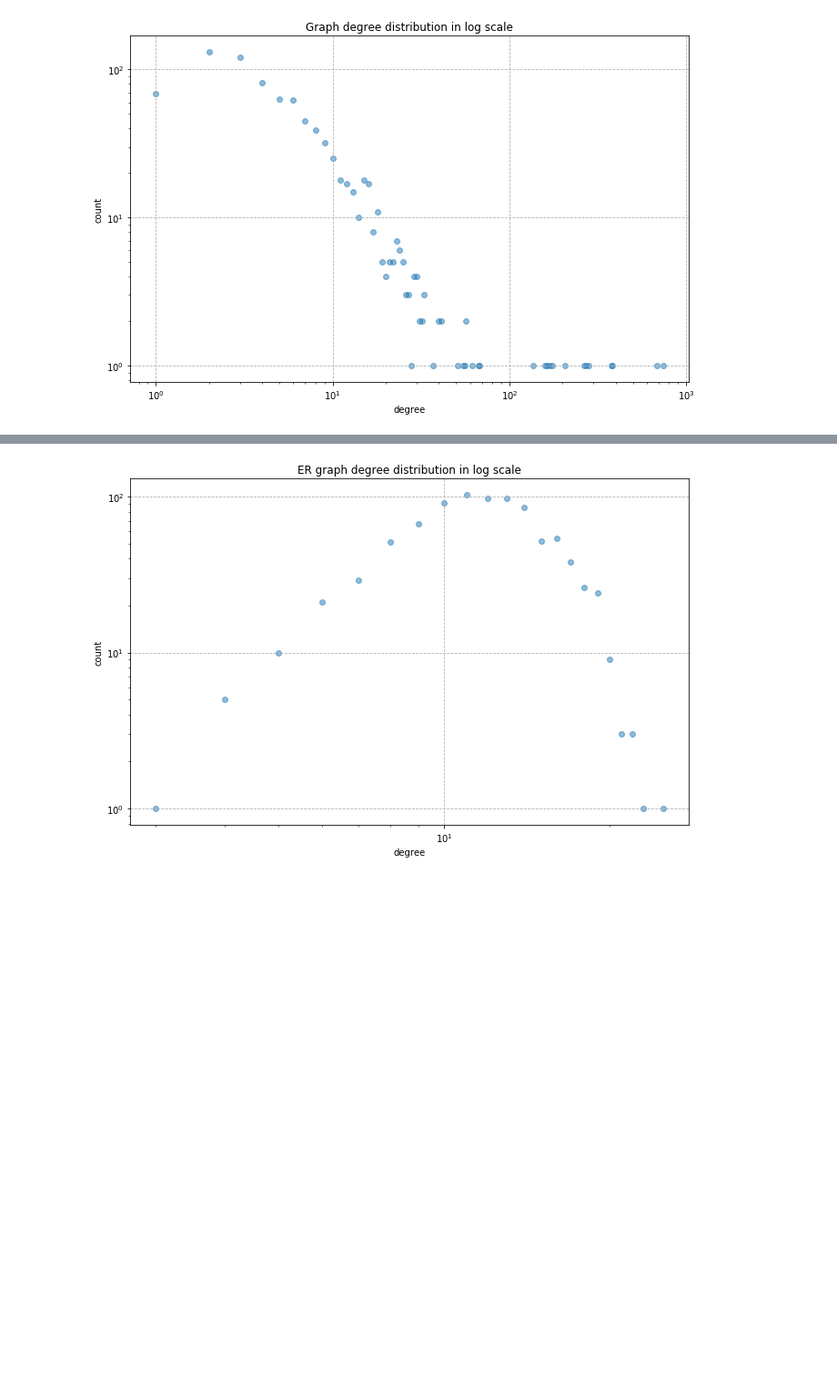
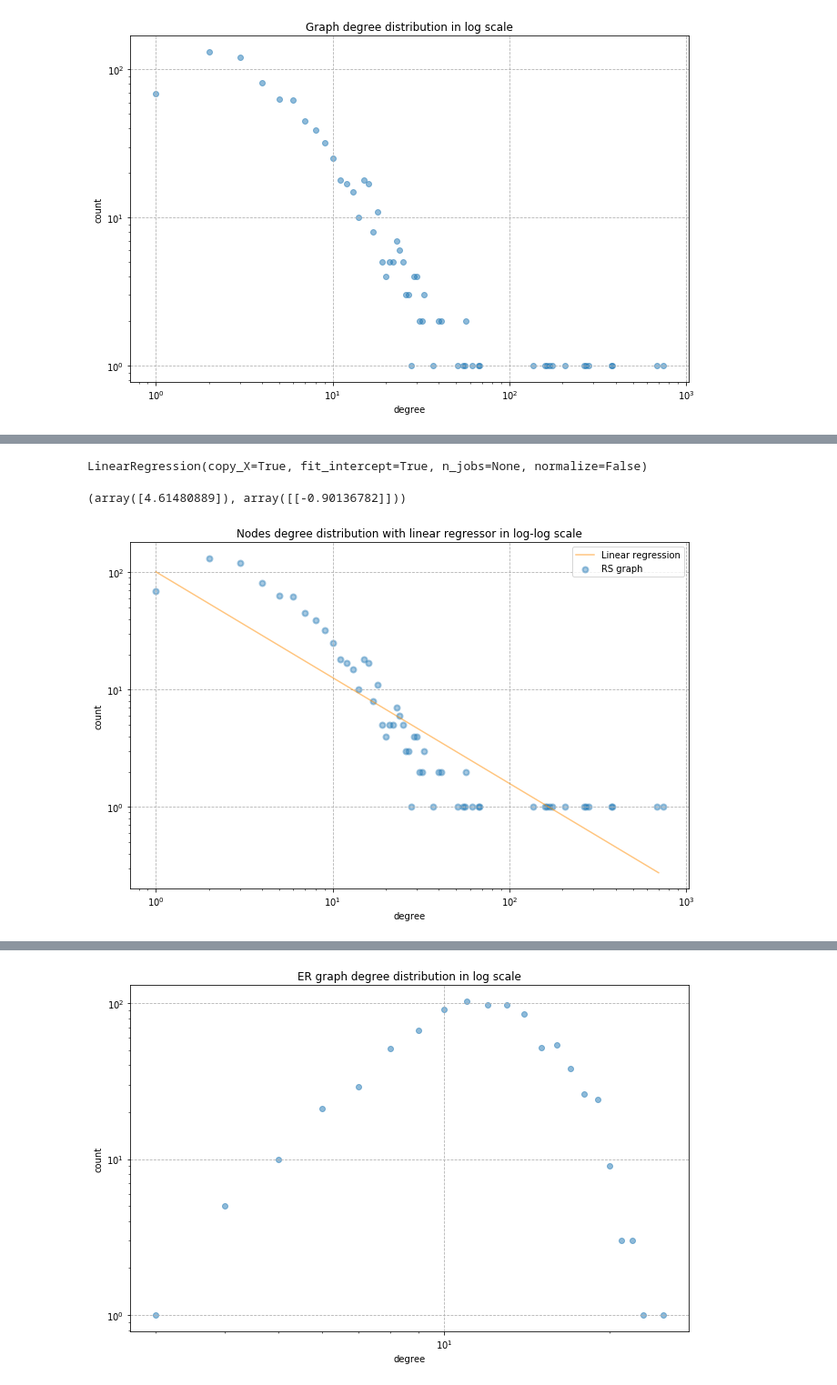
Before and after one commit to SanGreel/reddit-network-exploration, a Jupyter notebook: 3_advanced_network_analysis.ipynb, the cells around one changed output, grey strips where cells are left out. Shown at 91% size. Cells and saved outputs as stored; diff of their text form; code cells hidden in the pictures; blank space fills up the shorter version.

```diff
--- a/3_advanced_network_analysis.ipynb
+++ b/3_advanced_network_analysis.ipynb
@@ -123,0 +122,22 @@ plt.show() # show the plot
+# %%
+data_regression = pd.DataFrame(g.degree(),columns=['node_degree'])
+
+data_regression['degree_counts'] = 1
+data_regression = data_regression.groupby('node_degree').agg({'degree_counts':'sum'})
+data_regression.reset_index(inplace=True)
+
+data_regression['log_node_degree'] = np.log(data_regression['node_degree'])
+data_regression['log_degree_counts'] = np.log(data_regression['degree_counts'])
+
+
+
+data_regression2 = data_regression[data_regression['degree_counts']<99].copy()
+lr_degrees_power = LinearRegression()
+lr_degrees_power.fit(data_regression2[['log_node_degree']],data_regression2[['log_degree_counts']])
+# %% [output]
+LinearRegression(copy_X=True, fit_intercept=True, n_jobs=None, normalize=False)
+# %%
+# Linear regression coefficients
+lr_degrees_power.intercept_,lr_degrees_power.coef_
+# %% [output]
+(array([4.61480889]), array([[-0.90136782]]))
@@ -123,0 +146,31 @@ plt.show() # show the plot
+# %%
+figure(figsize=(11,7))
+
+plt.scatter(x = g_d_unique,
+            y = g_d_counts,
+            alpha=0.4,
+            label='RS graph',linewidths=2)
+
+xl = np.linspace(1,700,10000)
+
+
+plt.title('Nodes degree distribution with linear regressor in log-log scale')
+plt.plot([x for x in xl],[np.exp(4.6148 + np.log(x) * (-0.90136)) for x in xl],
+        color='darkorange', alpha=0.5, label='Linear regression')
+plt.xlabel('degree')
+plt.ylabel('count')
+
+plt.grid(True)
+
+plt.yscale('log')
+plt.xscale('log')
+
+plt.legend(loc='upper right', frameon=True)
+
+plt.grid(linestyle='dashed')
+plt.show() # show the plot
+
+# plt.scatter([x for x in range(1,51)],[8.75106327+ np.log(x) * (-2.43505701) for x in range(1,51)])
+# plt.scatter(data_regression[0],data_regression['log_counts'])
+# %% [output]
+[figure, added]
```
Also changed, not shown: parts of 22 cells of this notebook, 3 other files.
